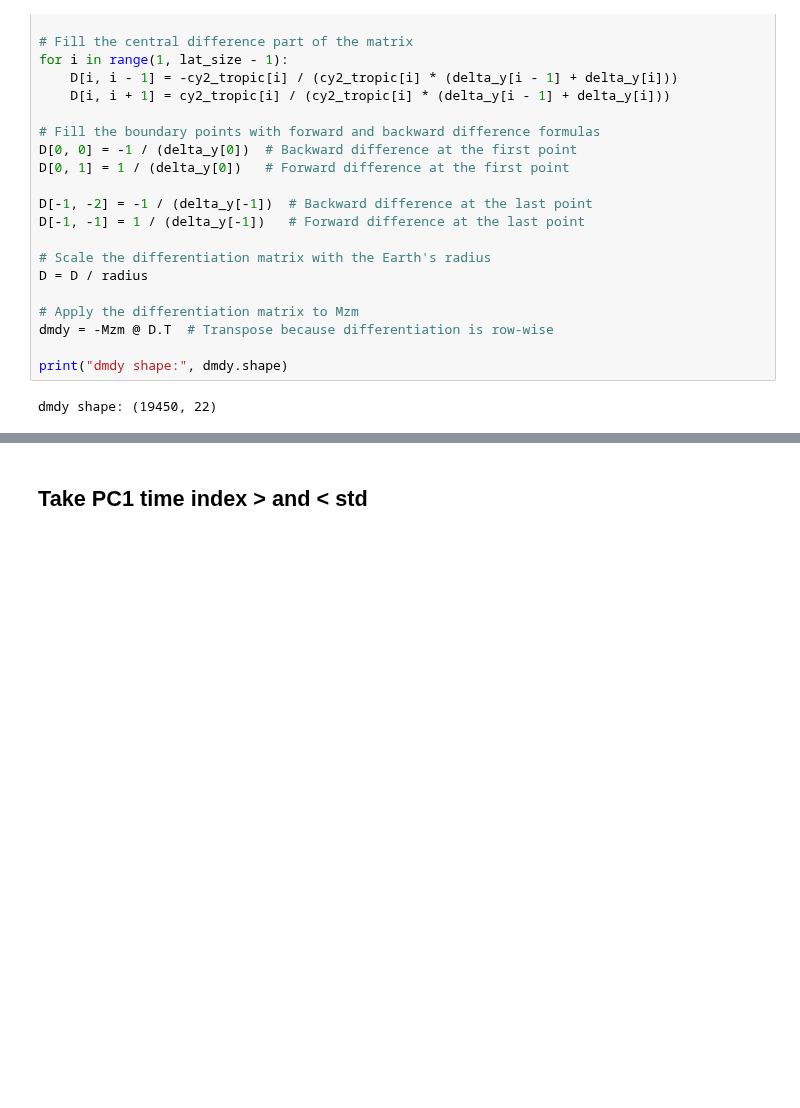
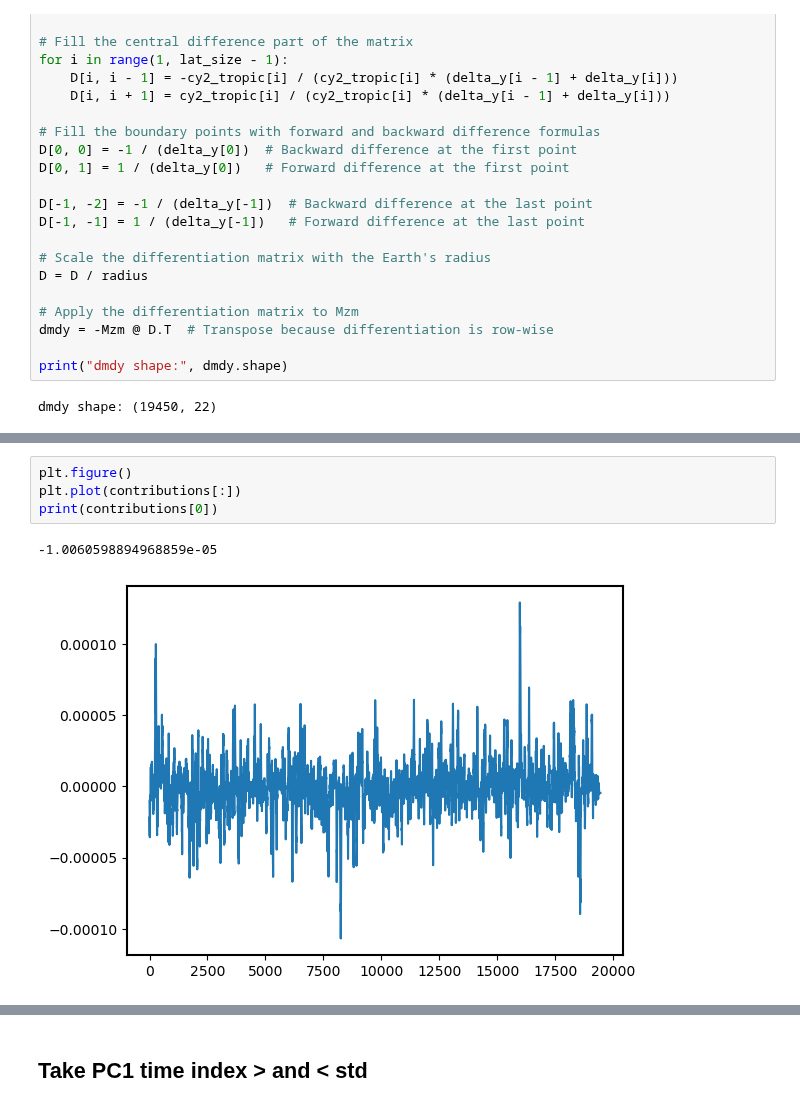
Before and after one commit to PeterChang1023/Moist_Dycore, a Jupyter notebook: IdealizeSpetral.jl/exp/HSt42/Jo_Jo_Dycore_Master_4.ipynb, the cells around one changed output, grey strips where cells are left out. Drawn from its saved outputs; the diff is of its cells as text; blank space fills up the shorter version.

```diff
--- a/IdealizeSpetral.jl/exp/HSt42/Jo_Jo_Dycore_Master_4.ipynb
+++ b/IdealizeSpetral.jl/exp/HSt42/Jo_Jo_Dycore_Master_4.ipynb
@@ -815,0 +856,7 @@ EOF1_dry.shape
+# %%
+plt.figure()
+plt.plot(contributions[:])
+print(contributions[0])
+# %% [output]
+-1.0060598894968859e-05
+[figure, added]
```
Also changed, not shown: parts of 20 cells of this notebook.
